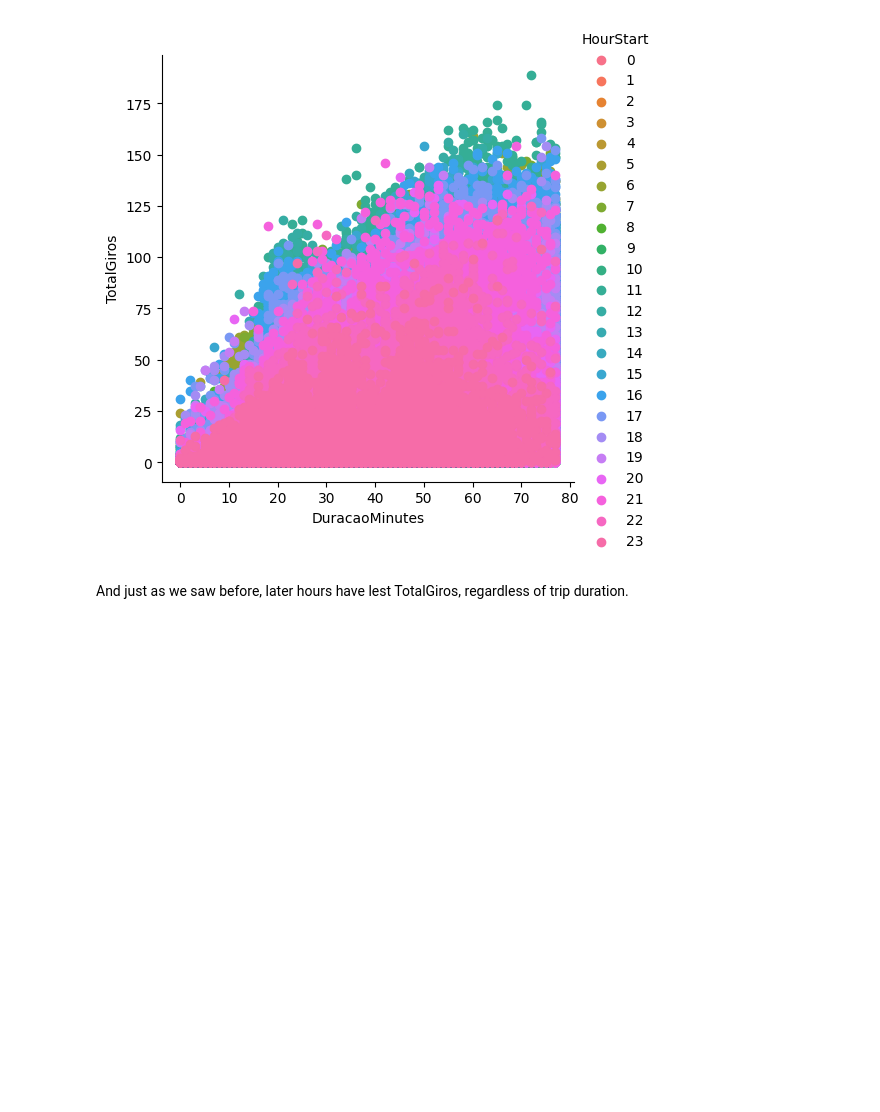
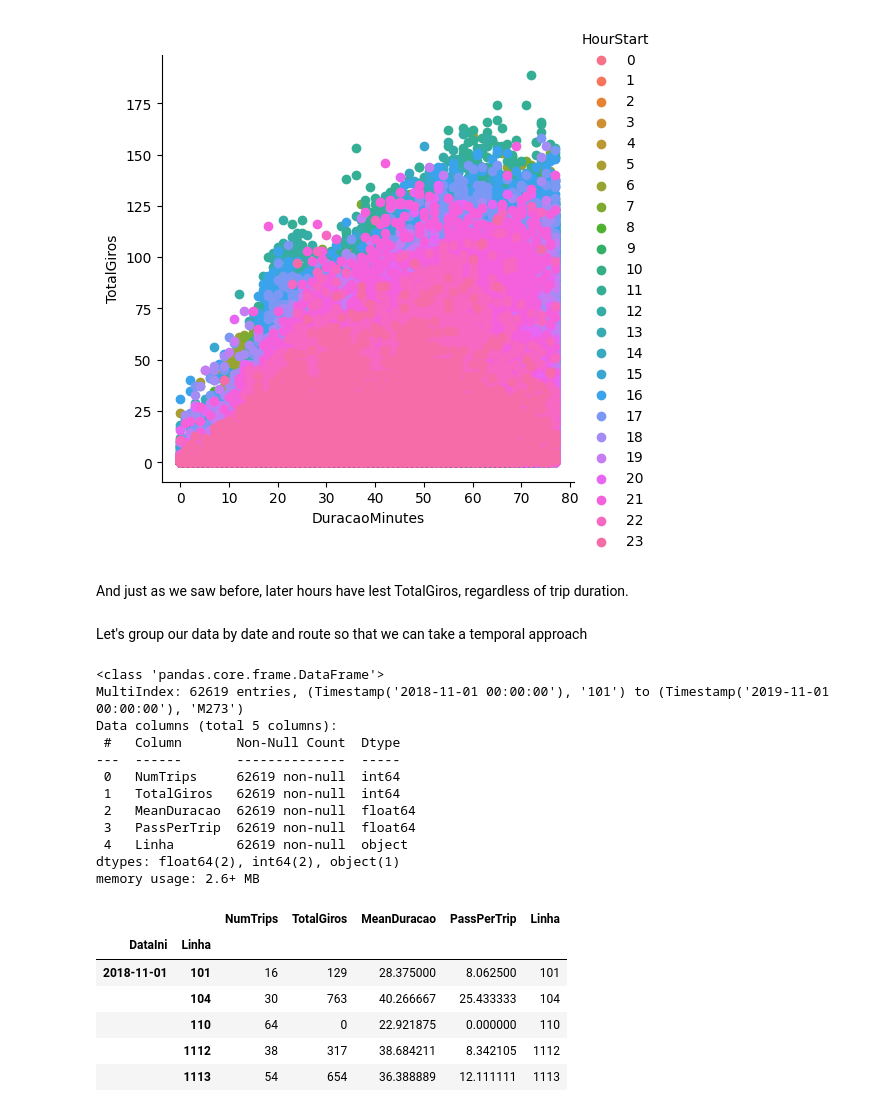
Before and after one commit to afego/ppgc-uff-machine-learning, a Jupyter notebook: florianopolis-bus/floripa-bus.ipynb, the cells around one changed output. Cells and saved outputs as stored; diff of their text form; code cells hidden in the pictures; blank space fills up the shorter version.

```diff
--- a/florianopolis-bus/floripa-bus.ipynb
+++ b/florianopolis-bus/floripa-bus.ipynb
@@ -374,3 +391,36 @@ plt.show()
 [figure]
 # %% [markdown]
 And just as we saw before, later hours have lest TotalGiros, regardless of trip duration.
+# %% [markdown]
+Let's group our data by date and route so that we can take a temporal approach
+# %%
+aggreg = {
+    "Sentido":"count",
+    "TotalGiros":"sum",
+    "DuracaoMinutes":"mean"
+}
+data_route = df.groupby(["DataIni","Linha"]).agg(aggreg).rename(columns={"Sentido":"NumTrips","DuracaoMinutes":"MeanDuracao"})
+data_route['PassPerTrip'] = data_route['TotalGiros']/data_route['NumTrips']
+data_route['Linha']=data_route.index.get_level_values(1)
+data_route.info()
+data_route.head()
+# %% [output]
+<class 'pandas.core.frame.DataFrame'>
+MultiIndex: 62619 entries, (Timestamp('2018-11-01 00:00:00'), '101') to (Timestamp('2019-11-01 00:00:00'), 'M273')
+Data columns (total 5 columns):
+ #   Column       Non-Null Count  Dtype
+---  ------       --------------  -----
+ 0   NumTrips     62619 non-null  int64
+ 1   TotalGiros   62619 non-null  int64
+ 2   MeanDuracao  62619 non-null  float64
+ 3   PassPerTrip  62619 non-null  float64
+ 4   Linha        62619 non-null  object
+dtypes: float64(2), int64(2), object(1)
+memory usage: 2.6+ MB
+|  |  | NumTrips | TotalGiros | MeanDuracao | PassPerTrip | Linha |
+| DataIni | Linha |  |  |  |  |  |
+| 2018-11-01 | 101 | 16 | 129 | 28.375000 | 8.062500 | 101 |
+|  | 104 | 30 | 763 | 40.266667 | 25.433333 | 104 |
+|  | 110 | 64 | 0 | 22.921875 | 0.000000 | 110 |
+|  | 1112 | 38 | 317 | 38.684211 | 8.342105 | 1112 |
+|  | 1113 | 54 | 654 | 36.388889 | 12.111111 | 1113 |
```
Also changed, not shown: parts of 13 cells of this notebook.
